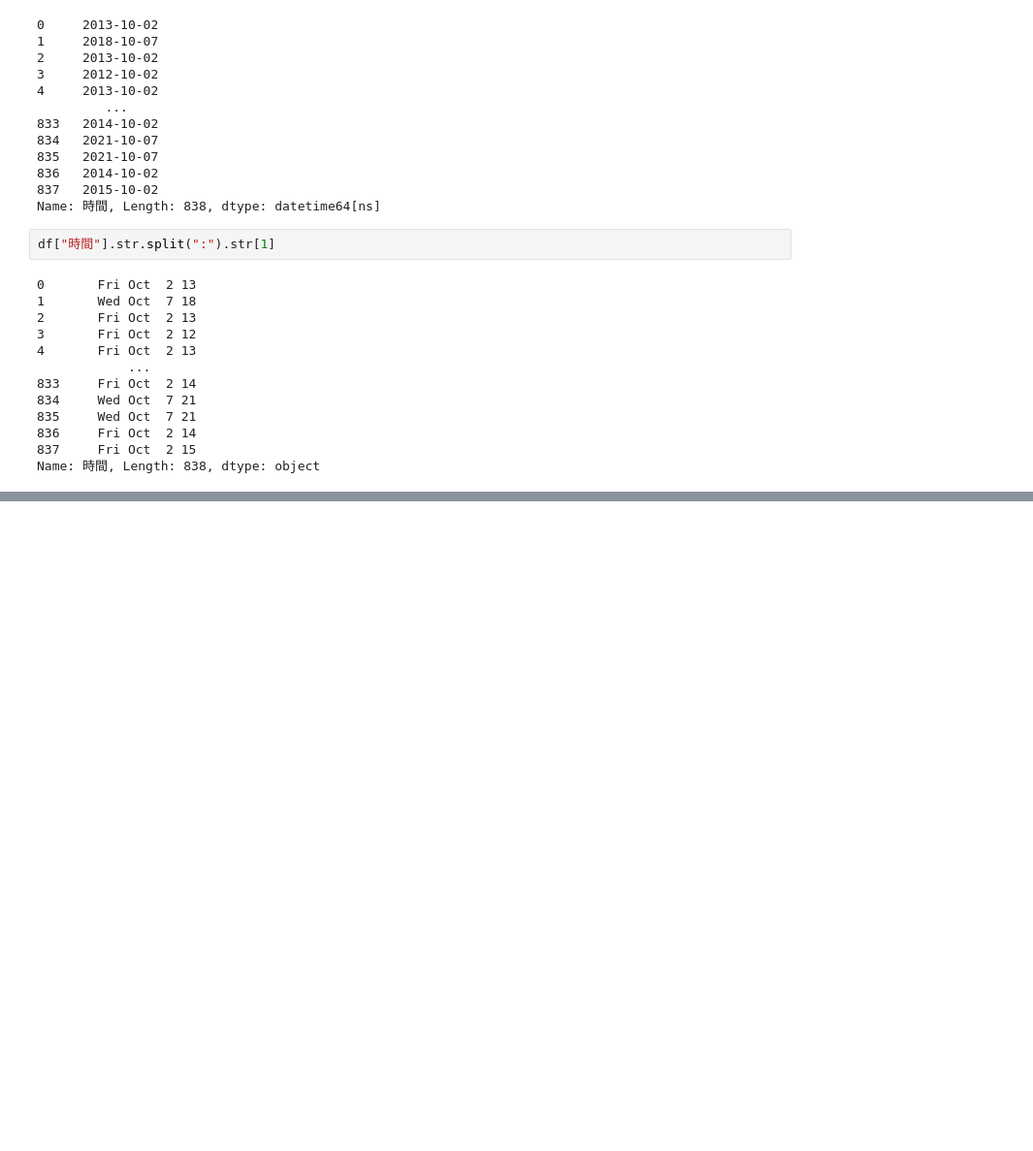
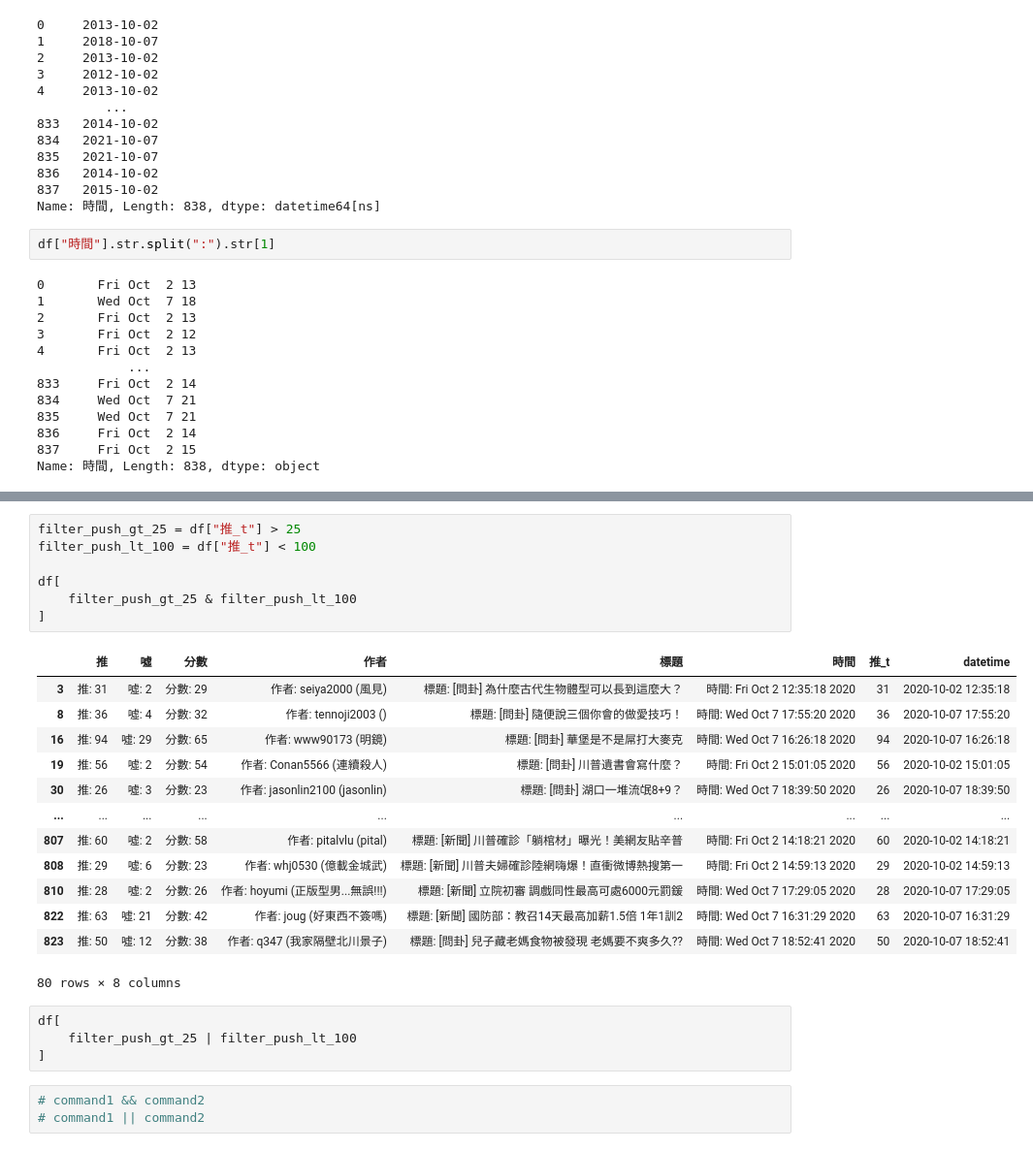
Before and after one commit to uuboyscy/tjr103, a Jupyter notebook: data_pipeline/02_text_to_dataframe.ipynb, the cells around one changed output, grey strips where cells are left out. Shown at 97% size. Saved outputs shown, nothing was run; the diff lists cells and outputs as text; blank space fills up the shorter version.

Commit message:
pandas filter

```diff
--- a/data_pipeline/02_text_to_dataframe.ipynb
+++ b/data_pipeline/02_text_to_dataframe.ipynb
@@ -212,0 +266,28 @@ Name: 時間, Length: 838, dtype: object
+# %%
+filter_push_gt_25 = df["推_t"] > 25
+filter_push_lt_100 = df["推_t"] < 100
+
+df[
+    filter_push_gt_25 & filter_push_lt_100
+]
+# %% [output]
+|  | 推 | 噓 | 分數 | 作者 | 標題 | 時間 | 推_t | datetime |
+| 3 | 推: 31 | 噓: 2 | 分數: 29 | 作者: seiya2000 (風見) | 標題: [問卦] 為什麼古代生物體型可以長到這麼大？ | 時間: Fri Oct 2 12:35:18 2020 | 31 | 2020-10-02 12:35:18 |
+| 8 | 推: 36 | 噓: 4 | 分數: 32 | 作者: tennoji2003 () | 標題: [問卦] 隨便說三個你會的做愛技巧！ | 時間: Wed Oct 7 17:55:20 2020 | 36 | 2020-10-07 17:55:20 |
+| 16 | 推: 94 | 噓: 29 | 分數: 65 | 作者: www90173 (明鏡) | 標題: [問卦] 華堡是不是屌打大麥克 | 時間: Wed Oct 7 16:26:18 2020 | 94 | 2020-10-07 16:26:18 |
+| 19 | 推: 56 | 噓: 2 | 分數: 54 | 作者: Conan5566 (連續殺人) | 標題: [問卦] 川普遺書會寫什麼？ | 時間: Fri Oct 2 15:01:05 2020 | 56 | 2020-10-02 15:01:05 |
+| 30 | 推: 26 | 噓: 3 | 分數: 23 | 作者: jasonlin2100 (jasonlin) | 標題: [問卦] 湖口一堆流氓8+9？ | 時間: Wed Oct 7 18:39:50 2020 | 26 | 2020-10-07 18:39:50 |
+| ... | ... | ... | ... | ... | ... | ... | ... | ... |
+| 807 | 推: 60 | 噓: 2 | 分數: 58 | 作者: pitalvlu (pital) | 標題: [新聞] 川普確診「躺棺材」曝光！美網友貼辛普 | 時間: Fri Oct 2 14:18:21 2020 | 60 | 2020-10-02 14:18:21 |
+| 808 | 推: 29 | 噓: 6 | 分數: 23 | 作者: whj0530 (億載金城武) | 標題: [新聞] 川普夫婦確診陸網嗨爆！直衝微博熱搜第一 | 時間: Fri Oct 2 14:59:13 2020 | 29 | 2020-10-02 14:59:13 |
+| 810 | 推: 28 | 噓: 2 | 分數: 26 | 作者: hoyumi (正版型男...無誤!!!) | 標題: [新聞] 立院初審 調戲同性最高可處6000元罰鍰 | 時間: Wed Oct 7 17:29:05 2020 | 28 | 2020-10-07 17:29:05 |
+| 822 | 推: 63 | 噓: 21 | 分數: 42 | 作者: joug (好東西不簽嗎) | 標題: [新聞] 國防部：教召14天最高加薪1.5倍 1年1訓2 | 時間: Wed Oct 7 16:31:29 2020 | 63 | 2020-10-07 16:31:29 |
+| 823 | 推: 50 | 噓: 12 | 分數: 38 | 作者: q347 (我家隔壁北川景子) | 標題: [問卦] 兒子藏老媽食物被發現 老媽要不爽多久?? | 時間: Wed Oct 7 18:52:41 2020 | 50 | 2020-10-07 18:52:41 |
+80 rows × 8 columns
+# %%
+df[
+    filter_push_gt_25 | filter_push_lt_100
+]
+# %%
+# command1 && command2
+# command1 || command2
```
Also changed, not shown: parts of 11 cells of this notebook, 1 other file.
